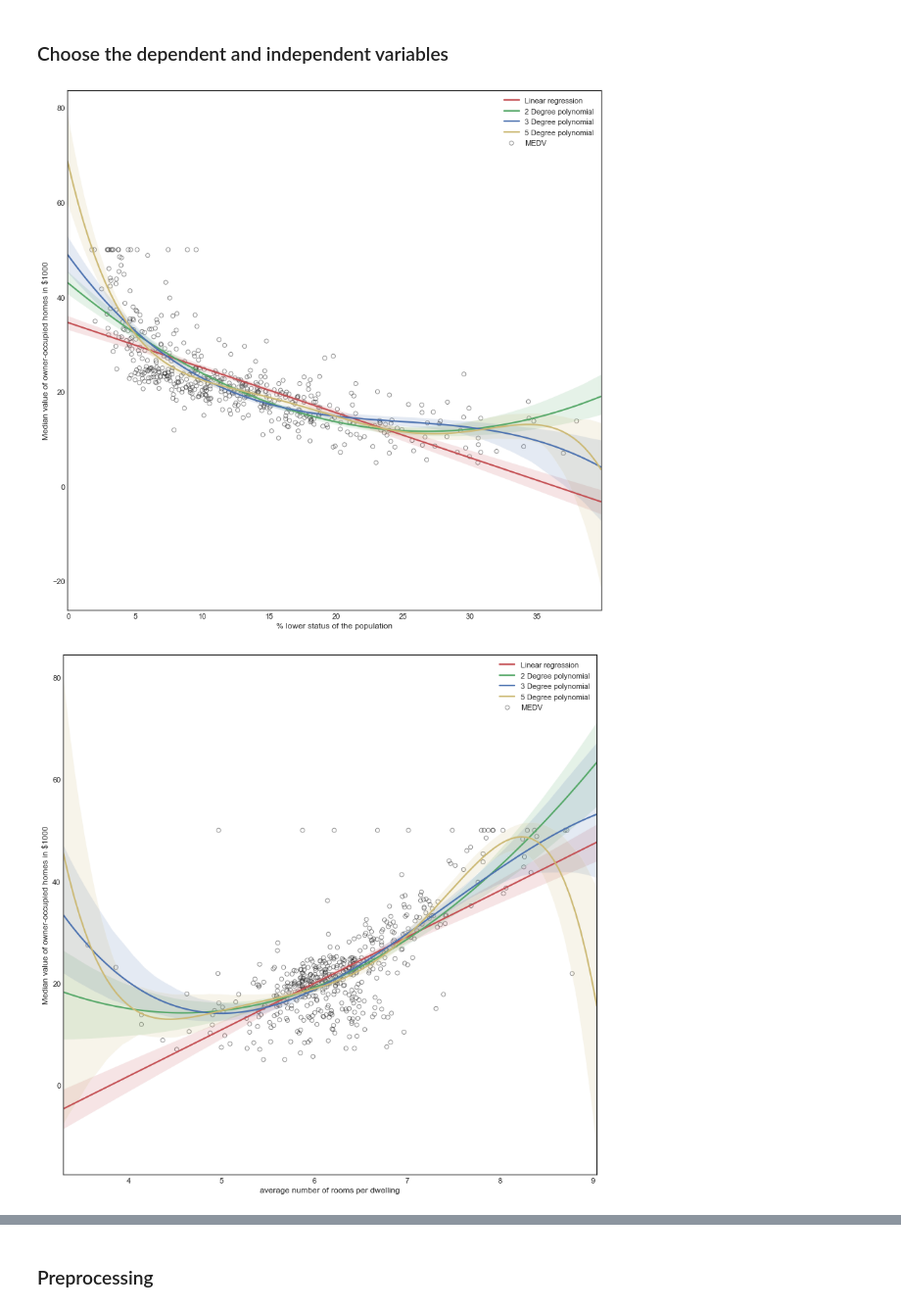
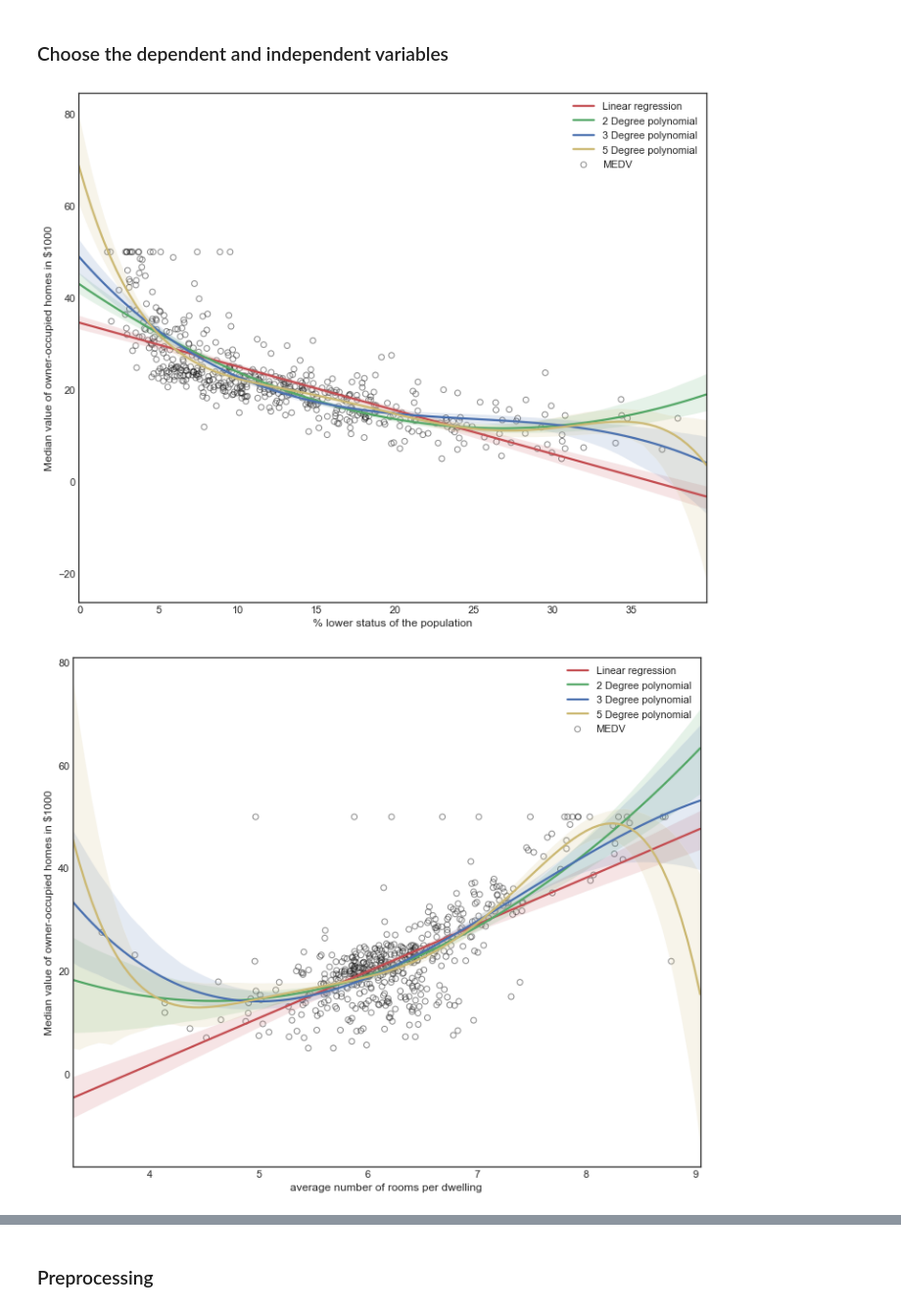
Before and after one commit to MartinKondor/MachineLearning, a Jupyter notebook: notebooks/Boston_dataset_2.ipynb, the cells around one changed output, grey strips where cells are left out. Shown at 98% size. Drawn from its saved outputs; the diff is of its cells as text; code cells hidden in the pictures.

```diff
--- a/notebooks/Boston_dataset_2.ipynb
+++ b/notebooks/Boston_dataset_2.ipynb
@@ -88,25 +91,31 @@ sns.heatmap(df.corr().round(2), annot=True);plt.show()
 # %% [markdown]
 ### Choose the dependent and independent variables
 # %%
+plt.figure(figsize=(12, 10))
 plt.scatter(df['LSTAT'], df['MEDV'], facecolors='None', edgecolors='k', alpha=.5)
+
 sns.regplot(df['LSTAT'], df['MEDV'], label='Linear regression', scatter=False, color='r')
 sns.regplot(df['LSTAT'], df['MEDV'], label='2 Degree polynomial', scatter=False, order=2, color='g')
 sns.regplot(df['LSTAT'], df['MEDV'], label='3 Degree polynomial', scatter=False, order=3, color='b')
 sns.regplot(df['LSTAT'], df['MEDV'], label='5 Degree polynomial', scatter=False, order=5, color='y')
+
 plt.xlabel('% lower status of the population')
 plt.ylabel('Median value of owner-occupied homes in $1000')
-plt.legend();plt.show()
+plt.legend();
 # %% [output]
-[figure, old version]
+[figure, new version]
 # %%
+plt.figure(figsize=(12, 10))
 plt.scatter(df['RM'], df['MEDV'], facecolors='None', edgecolors='k', alpha=.5)
+
 sns.regplot(df['RM'], df['MEDV'], label='Linear regression', scatter=False, color='r')
 sns.regplot(df['RM'], df['MEDV'], label='2 Degree polynomial', scatter=False, order=2, color='g')
 sns.regplot(df['RM'], df['MEDV'], label='3 Degree polynomial', scatter=False, order=3, color='b')
 sns.regplot(df['RM'], df['MEDV'], label='5 Degree polynomial', scatter=False, order=5, color='y')
+
 plt.xlabel('average number of rooms per dwelling')
 plt.ylabel('Median value of owner-occupied homes in $1000')
-plt.legend();plt.show()
+plt.legend();
 # %% [output]
-[figure, old version]
+[figure, new version]
 # %%
```
Also changed, not shown: parts of 22 cells of this notebook, 1 other file.
